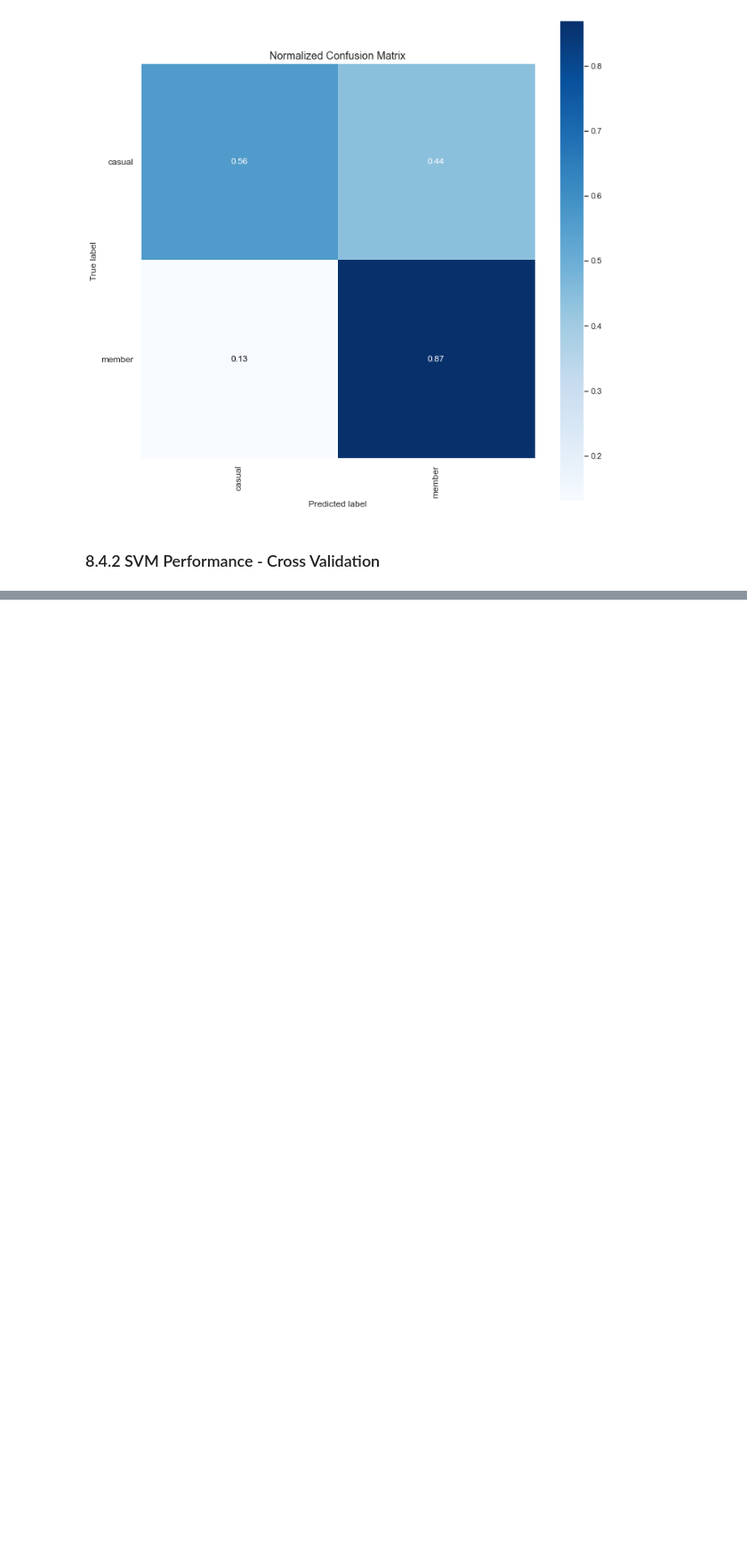
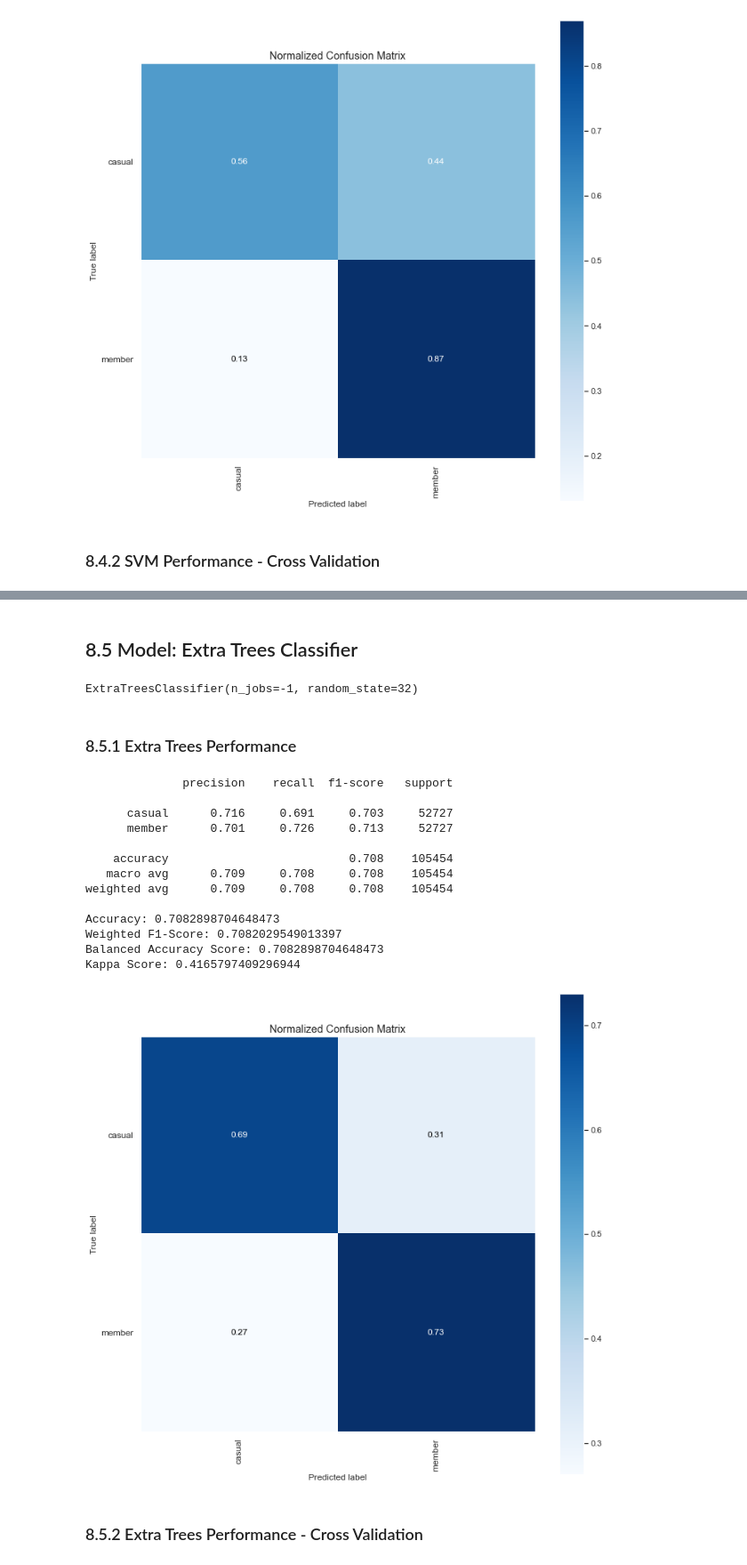
Before and after one commit to panambY/Trip_History, a Jupyter notebook: Trip_History.ipynb, the cells around one changed output, grey strips where cells are left out. Shown at 89% size. Cells and saved outputs as stored; diff of their text form; code cells hidden in the pictures; blank space fills up the shorter version.

Commit message:
extra tree model start

```diff
--- a/Trip_History.ipynb
+++ b/Trip_History.ipynb
@@ -1351,0 +1359,56 @@ Fold Number: 1/5
+# %% [markdown]
+## 8.5 Model: Extra Trees Classifier
+# %%
+# model definition
+model_extratrees = en.ExtraTreesClassifier( n_jobs=-1, random_state=32 )
+
+# train model
+model_extratrees.fit( x_train, y_train )
+# %% [output]
+ExtraTreesClassifier(n_jobs=-1, random_state=32)
+# %% [markdown]
+### 8.5.1 Extra Trees Performance
+# %%
+# prediction
+yhat = model_extratrees.predict( x_test )
+# %%
+# Confusion Matrix
+mt.plot_confusion_matrix( y_test, yhat, normalize=True, figsize=( 12, 12 ) )
+plt.xticks(rotation ='vertical')
+
+# Accuracy - Precision - Recall - F1 Score - Kappa Metrics - Confusion Matrix
+print( m.classification_report( y_test, yhat, digits=3 ) )
+
+# =========== Balanced Dataframe Metrics =============
+# Accuracy
+acc = m.accuracy_score( y_test, yhat )
+print( 'Accuracy: {}'.format( acc ) )
+
+# =========== Unbalanced Dataframe Metrics =============
+# Weighted F1-Score
+f1_score = m.f1_score( y_test, yhat, average='weighted' )
+print( 'Weighted F1-Score: {}'.format( f1_score ) )
+
+# Balanced Accuracy Score
+balanced_acc = m.balanced_accuracy_score( y_test, yhat )
+print( 'Balanced Accuracy Score: {}'.format( balanced_acc ) )
+
+# Kappa Metrics
+print( 'Kappa Score: {}'.format( m.cohen_kappa_score( y_test, yhat ) ) )
+# %% [output]
+              precision    recall  f1-score   support
+
+      casual      0.716     0.691     0.703     52727
+      member      0.701     0.726     0.713     52727
+
+    accuracy                          0.708    105454
+   macro avg      0.709     0.708     0.708    105454
+weighted avg      0.709     0.708     0.708    105454
+
+Accuracy: 0.7082898704648473
+Weighted F1-Score: 0.7082029549013397
+Balanced Accuracy Score: 0.7082898704648473
+Kappa Score: 0.4165797409296944
+[figure, added]
+# %% [markdown]
+### 8.5.2 Extra Trees Performance - Cross Validation
```
Also changed, not shown: parts of 2 cells of this notebook.
